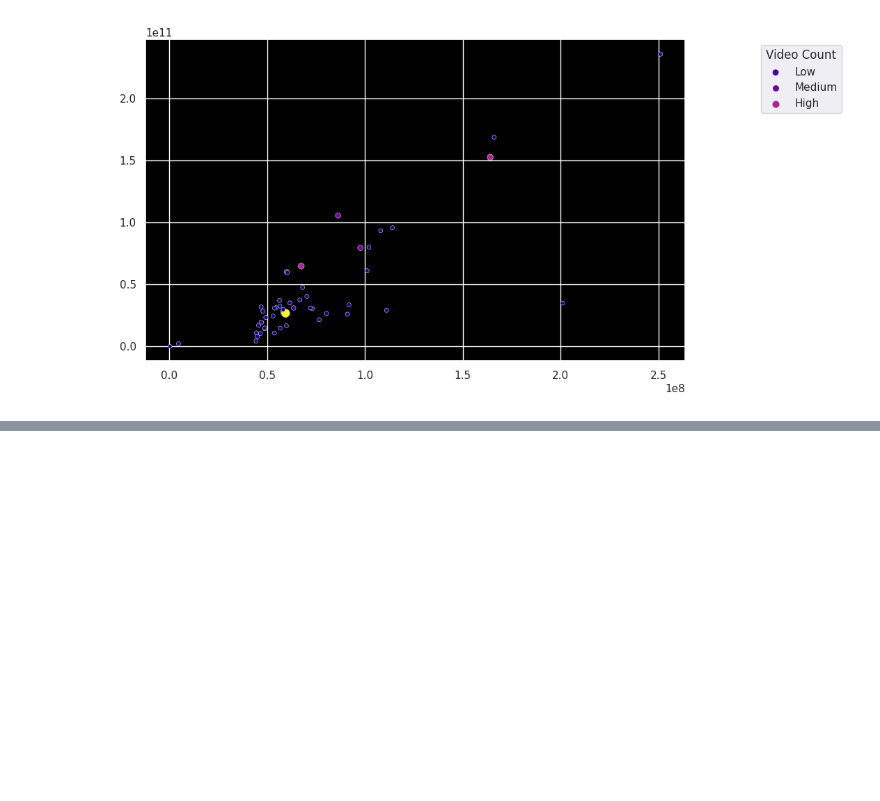
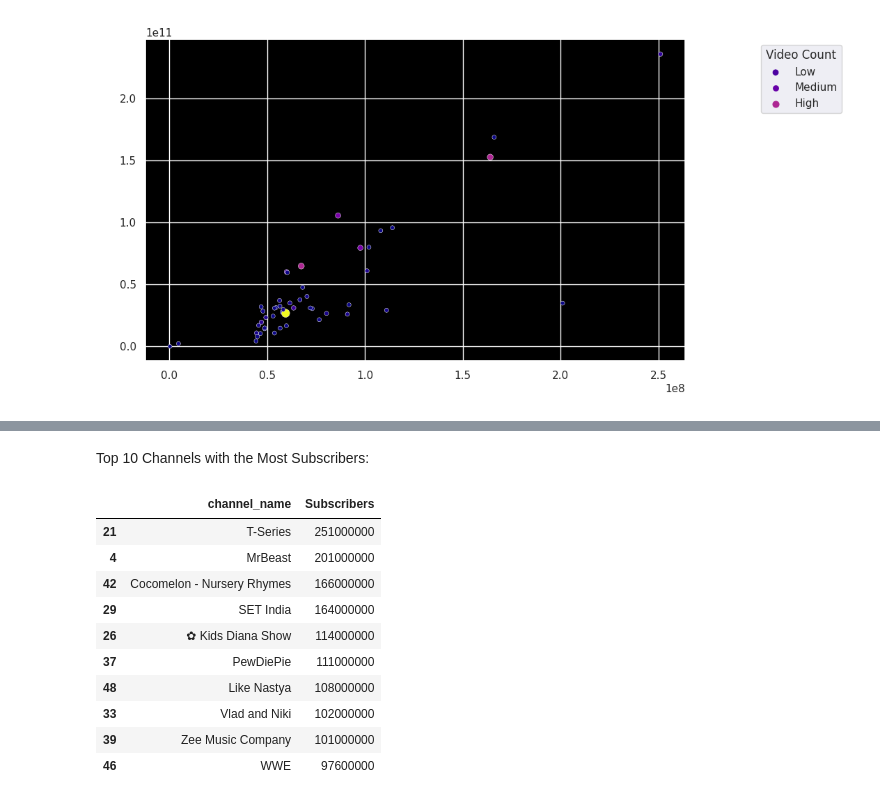
Before and after one commit to DeeeTeeee/YouTubeAPI, a Jupyter notebook: YT_channels.ipynb, the cells around one changed output, grey strips where cells are left out. Saved outputs shown, nothing was run; the diff lists cells and outputs as text; code cells hidden in the pictures; blank space fills up the shorter version.

```diff
--- a/YT_channels.ipynb
+++ b/YT_channels.ipynb
@@ -216,0 +247,20 @@ plt.show()
+# %% [markdown]
+Top 10 Channels with the Most Subscribers:
+# %%
+# Sort the DataFrame by subscribers in descending order and select the top 10
+top_10_subscribers = top_yt50.sort_values(by="Subscribers", ascending=False).head(10)
+
+# Display the top 10 channels with the most subscribers
+top_10_subscribers[['channel_name', 'Subscribers']]
+# %% [output]
+|  | channel_name | Subscribers |
+| 21 | T-Series | 251000000 |
+| 4 | MrBeast | 201000000 |
+| 42 | Cocomelon - Nursery Rhymes | 166000000 |
+| 29 | SET India | 164000000 |
+| 26 | ✿ Kids Diana Show | 114000000 |
+| 37 | PewDiePie | 111000000 |
+| 48 | Like Nastya | 108000000 |
+| 33 | Vlad and Niki | 102000000 |
+| 39 | Zee Music Company | 101000000 |
+| 46 | WWE | 97600000 |
```
Also changed, not shown: parts of 8 cells of this notebook.
